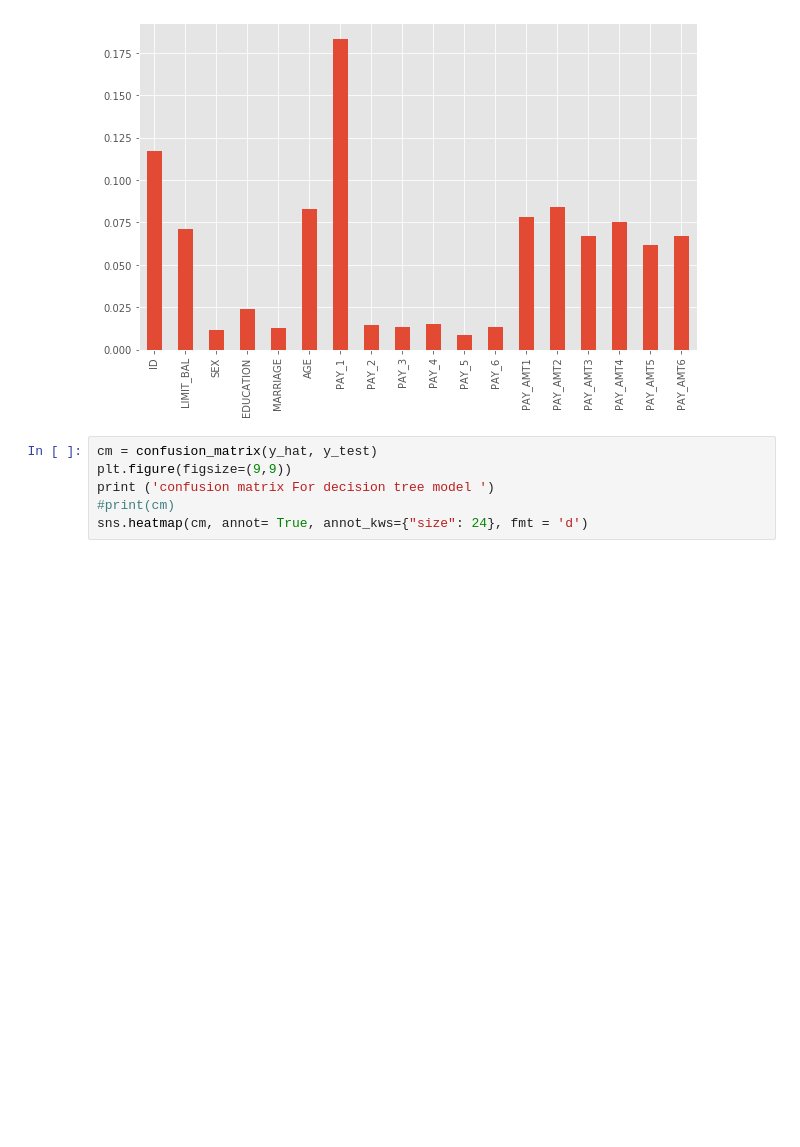
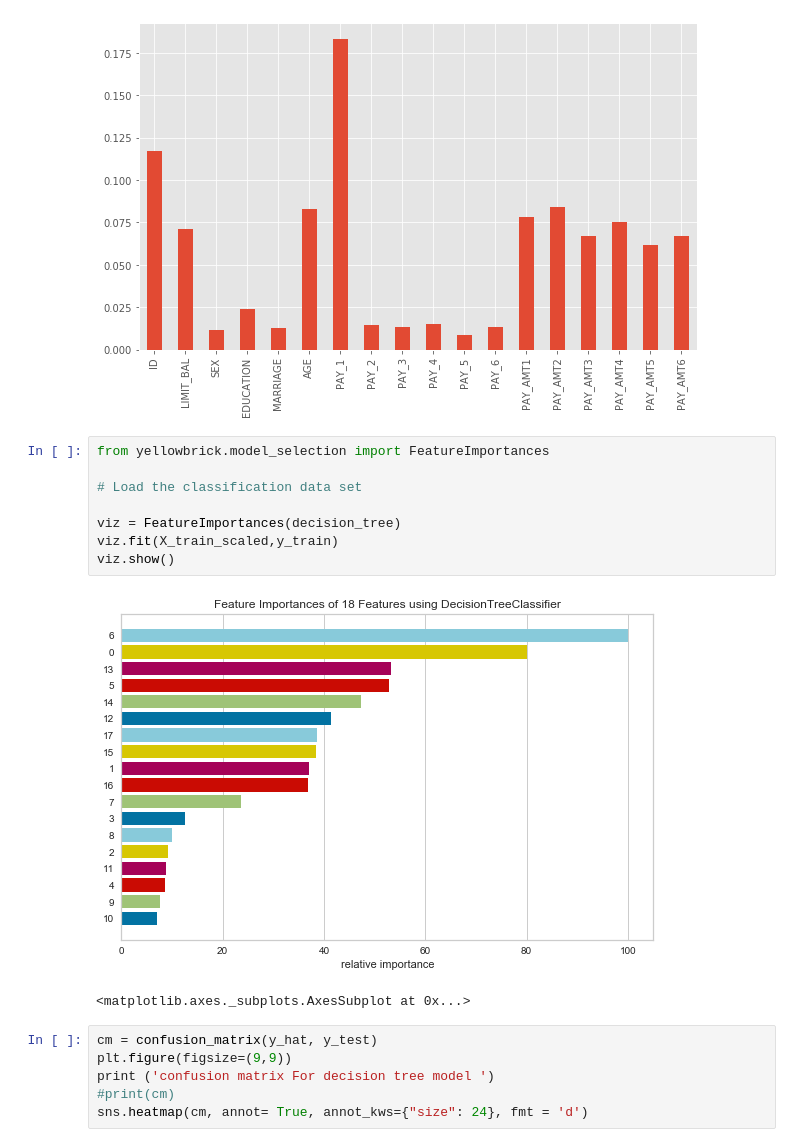
Before and after one commit to pankajti/MSDS_7331_Lab2, a Jupyter notebook: modelling/decision_tree.ipynb, the cells around one changed output. Drawn from its saved outputs; the diff is of its cells as text; blank space fills up the shorter version.

Commit message:
additional details on models

```diff
--- a/modelling/decision_tree.ipynb
+++ b/modelling/decision_tree.ipynb
@@ -241,6 +252,17 @@ weights.plot(kind='bar')
 plt.show()
 # %% [output]
 [figure]
+# %%
+from yellowbrick.model_selection import FeatureImportances
+
+# Load the classification data set
+
+viz = FeatureImportances(decision_tree)
+viz.fit(X_train_scaled,y_train)
+viz.show()
+# %% [output]
+[figure, added]
+<matplotlib.axes._subplots.AxesSubplot at 0x...>
 # %%
 cm = confusion_matrix(y_hat, y_test)
 plt.figure(figsize=(9,9))
```
Also changed, not shown: parts of 3 cells of this notebook, 2 other files.
